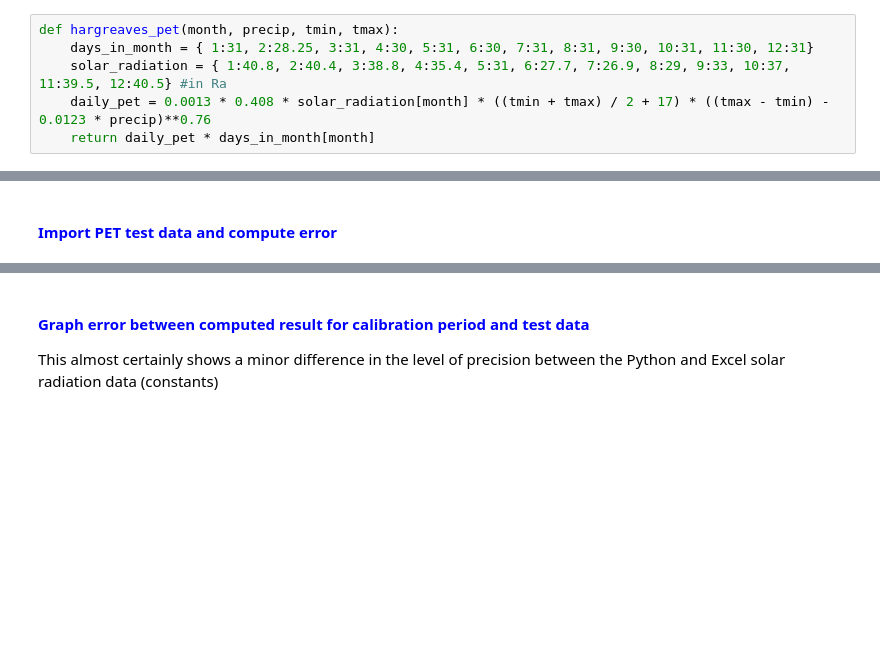
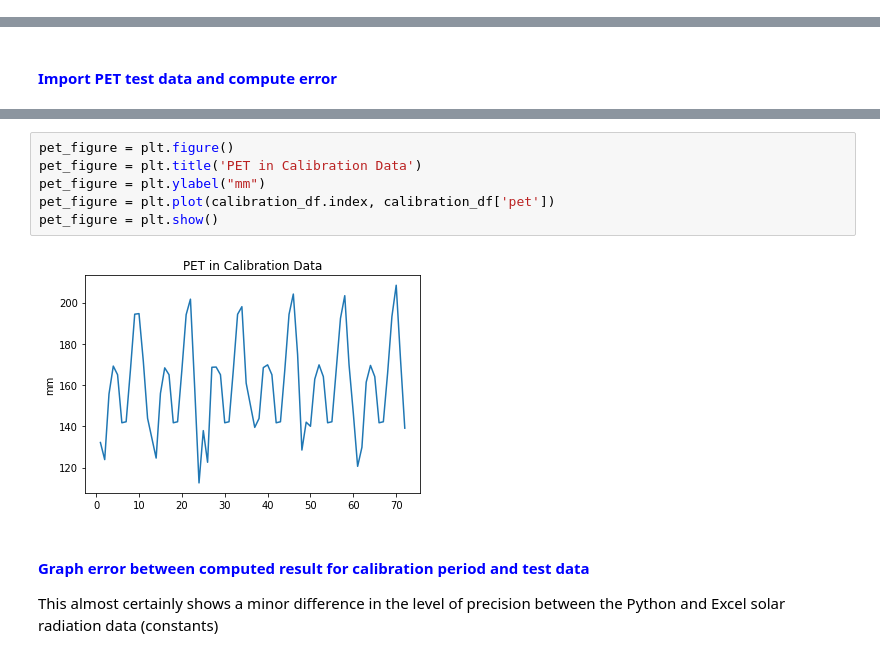
Before and after one commit to jolszew2/Iolanda, a Jupyter notebook: Iolanda_Streamflow.ipynb, the cells around one changed output, grey strips where cells are left out. Saved outputs shown, nothing was run; the diff lists cells and outputs as text; blank space fills up the shorter version.

```diff
--- a/Iolanda_Streamflow.ipynb
+++ b/Iolanda_Streamflow.ipynb
@@ -36,9 +36,3 @@ This model accepts as inputs monthly precipitaiton and temperatures data extends
  5. <font color = blue> Streamflow model
 # %% [markdown]
 ## <font color=purple> 1.  Hargreaves PET
-# %%
-def hargreaves_pet(month, precip, tmin, tmax):
-    days_in_month = { 1:31, 2:28.25, 3:31, 4:30, 5:31, 6:30, 7:31, 8:31, 9:30, 10:31, 11:30, 12:31}
-    solar_radiation = { 1:40.8, 2:40.4, 3:38.8, 4:35.4, 5:31, 6:27.7, 7:26.9, 8:29, 9:33, 10:37, 11:39.5, 12:40.5} #in Ra
-    daily_pet = 0.0013 * 0.408 * solar_radiation[month] * ((tmin + tmax) / 2 + 17) * ((tmax - tmin) - 0.0123 * precip)**0.76
-    return daily_pet * days_in_month[month]
@@ -68,3 +97,11 @@ calibration_df.head()
+# %%
+pet_figure = plt.figure()
+pet_figure = plt.title('PET in Calibration Data')
+pet_figure = plt.ylabel("mm")
+pet_figure = plt.plot(calibration_df.index, calibration_df['pet'])
+pet_figure = plt.show()
+# %% [output]
+[figure, added]
 # %% [markdown]
 #### <font color=blue> Graph error between computed result for calibration period and test data </font><br>
 This almost certainly shows a minor difference in the level of precision between the Python and Excel solar radiation data (constants)
```
Also changed, not shown: parts of 45 cells of this notebook.
